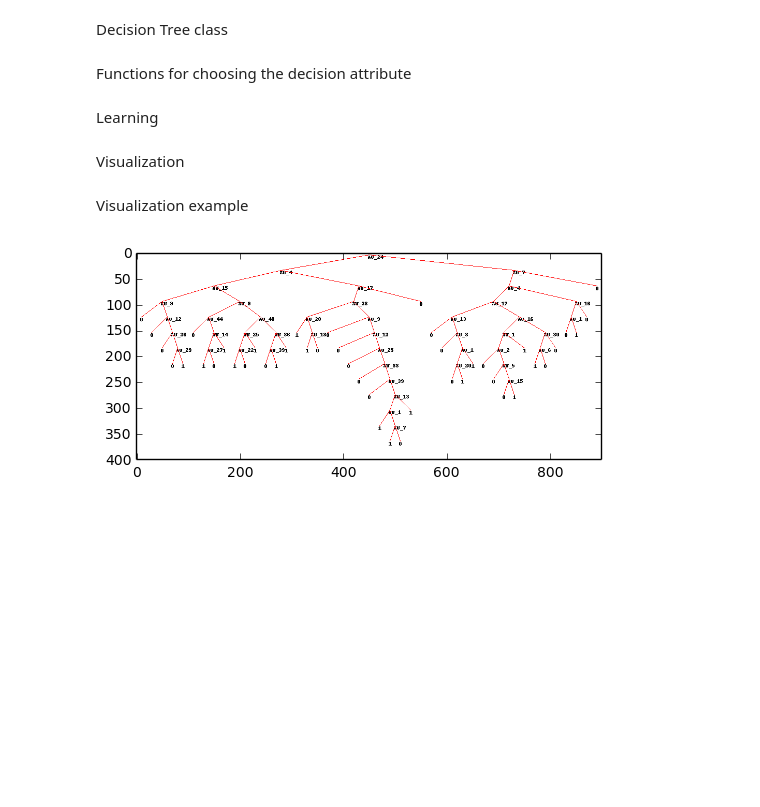
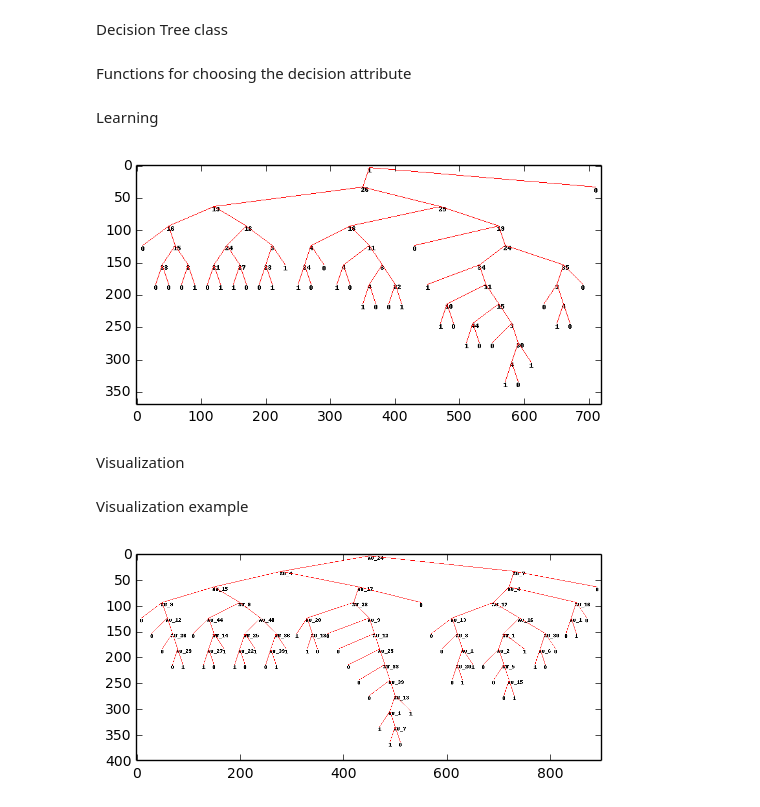
Before and after one commit to Mylak1995/DecisionTree, a Jupyter notebook: notebook/DecisionTree.ipynb, the cells around one changed output. Drawn from its saved outputs; the diff is of its cells as text; code cells hidden in the pictures; blank space fills up the shorter version.

Commit message:
converting to matlab struct

```diff
--- a/notebook/DecisionTree.ipynb
+++ b/notebook/DecisionTree.ipynb
@@ -95,6 +95,26 @@ class Tree:
             return 1
         else:
             return self.kids[0].count_leaves() + self.kids[1].count_leaves()
+# %%
+# converts a Tree to a Matlab struct
+def save_tree_to_matlab_struct(tree, filename='tree.mat'):
+    t = tree_to_matlab_struct_aux(tree)
+    d = {'tree' : t}
+    sio.savemat(filename, d)
+
+def tree_to_matlab_struct_aux(tree):
+    d = {}
+    if tree.is_leaf():
+        d['kids'] = []
+        d['class'] = tree.classification
+        d['op'] = []
+    else:
+        k0 = tree_to_matlab_struct_aux(tree.kids[0])
+        k1 = tree_to_matlab_struct_aux(tree.kids[1])
+        d['kids'] = [k0, k1]
+        d['class'] = []
+        d['op'] = tree.op
+    return d
 # %%
 def prune_tree(tree, validation_examples, binary_targets):
     return prune_tree_aux(tree, tree, validation_examples, binary_targets)
@@ -204,6 +224,18 @@ def decision_tree_learning(examples, attributes, bin_targets, threshold=0):
         t0 = decision_tree_learning(ex0, attributes, bt0, threshold)
 
         return Tree(best_attribute, [t1,t0], pos=np.sum(bin_targets), neg=bin_targets.size-np.sum(bin_targets))
+# %%
+# example of save_tree_to_matlab_struct
+if __name__ == '__main__':
+    emotion = 'surprise'
+    examples, targets = load_clean_data()
+    binary_targets = to_binary_targets(targets, emotion)
+    attributes = np.array([x for x in range(examples.shape[1])])
+    tree = decision_tree_learning(examples, attributes, binary_targets)
+    save_tree_to_matlab_struct(tree, 'tree_surprise_mat.mat')
+    visualize_tree(tree,'tree_surprise_mat.png')
+# %% [output]
+[figure, added]
 # %% [markdown]
 Visualization
 # %%
```
Also changed, not shown: parts of 1 cell of this notebook.
